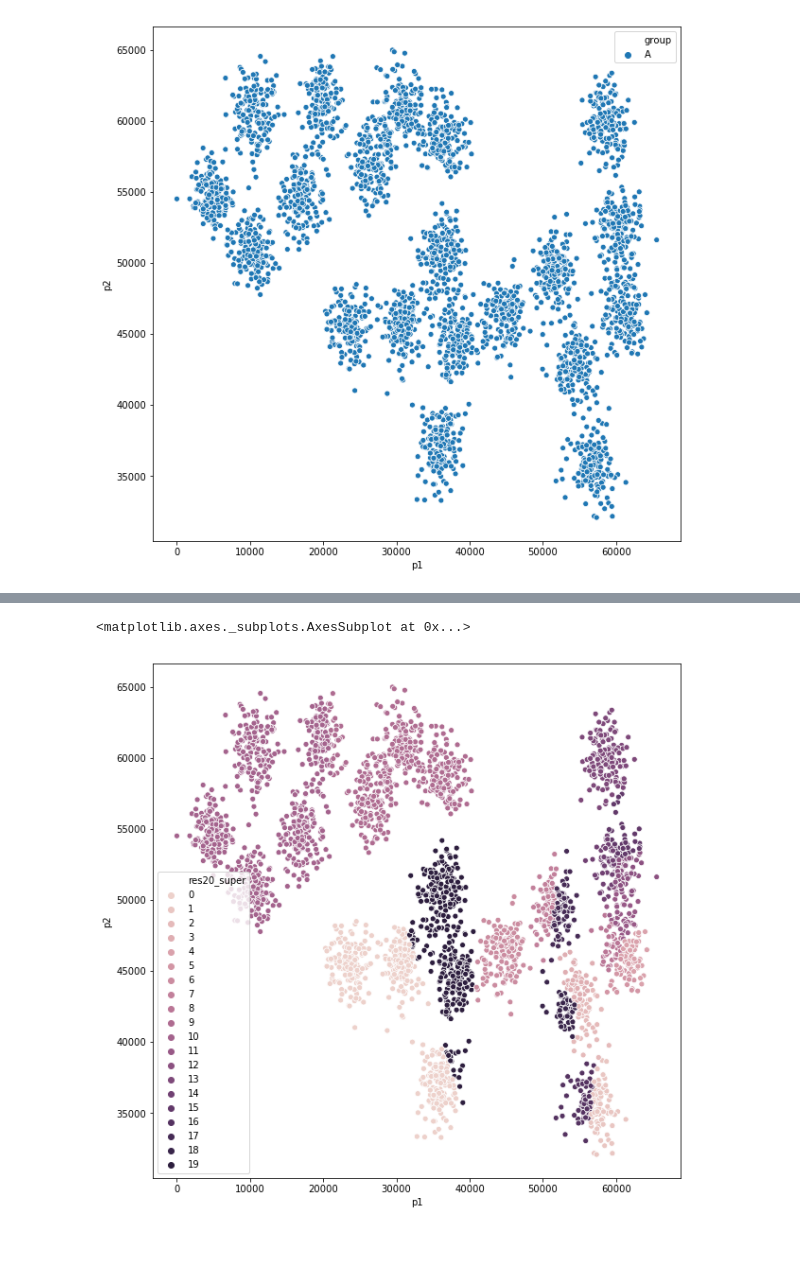
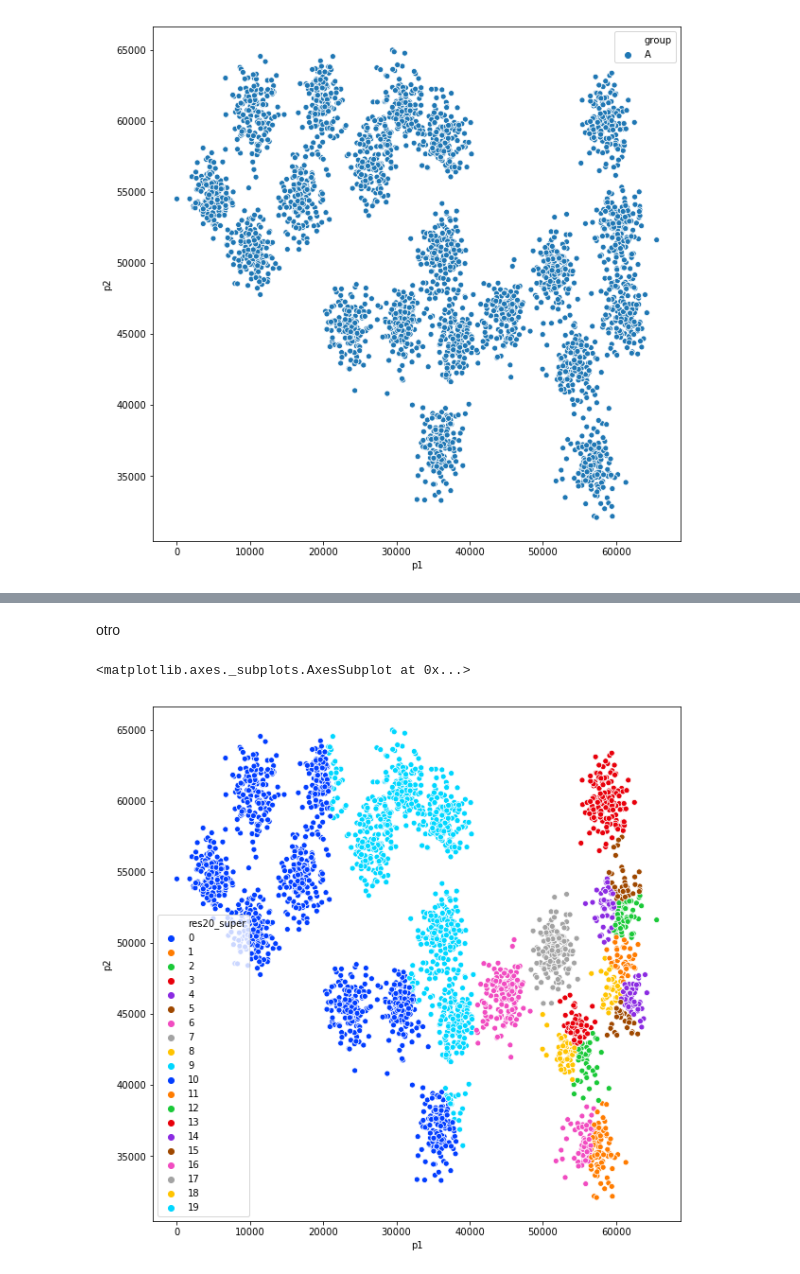
Before and after one commit to Jofemago/K-MEANS, a Jupyter notebook: analysis/integridadvalores.ipynb, the cells around one changed output, grey strips where cells are left out. Drawn from its saved outputs; the diff is of its cells as text; code cells hidden in the pictures; blank space fills up the shorter version.

```diff
--- a/analysis/integridadvalores.ipynb
+++ b/analysis/integridadvalores.ipynb
@@ -89,14 +136,17 @@ sns.scatterplot(
+# %% [markdown]
+otro
 # %%
 result20_super2 = pd.read_csv(ruta + "resvaloressuperkmeans2.csv")
 valores["res20_super2"] = result20_super2
 # %%
 plt.figure(figsize=(10,10))
 sns.scatterplot(
     x="p1", y="p2",
     hue="res20_super",
     data=valores,
     legend="full",
+    palette =sns.color_palette("bright", len(valores['res20_super2'].unique()))
 )
 # %% [output]
 <matplotlib.axes._subplots.AxesSubplot at 0x...>
-[figure, old version]
+[figure, new version]
```
Also changed, not shown: parts of 23 cells of this notebook, 3 other files.
